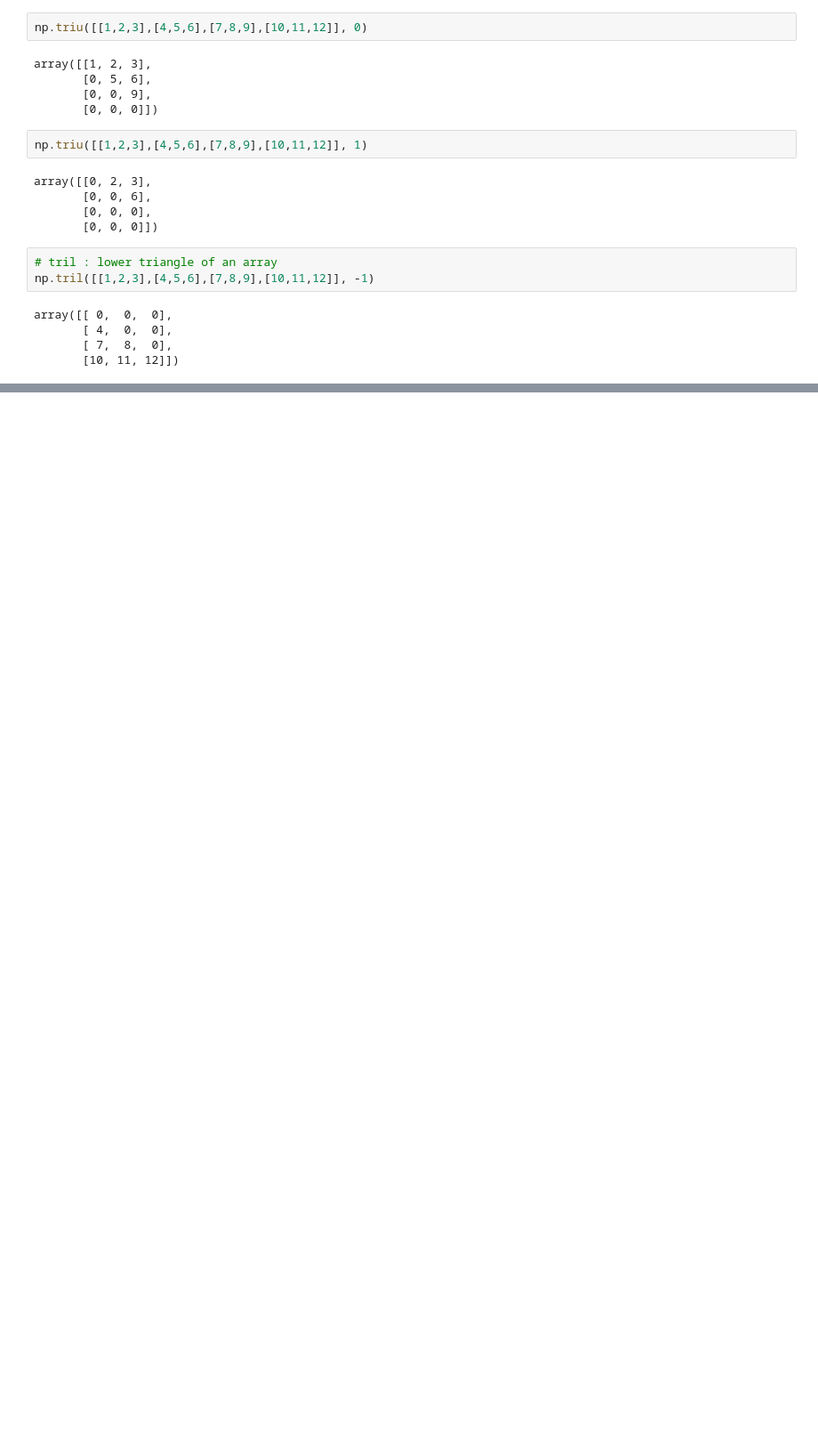
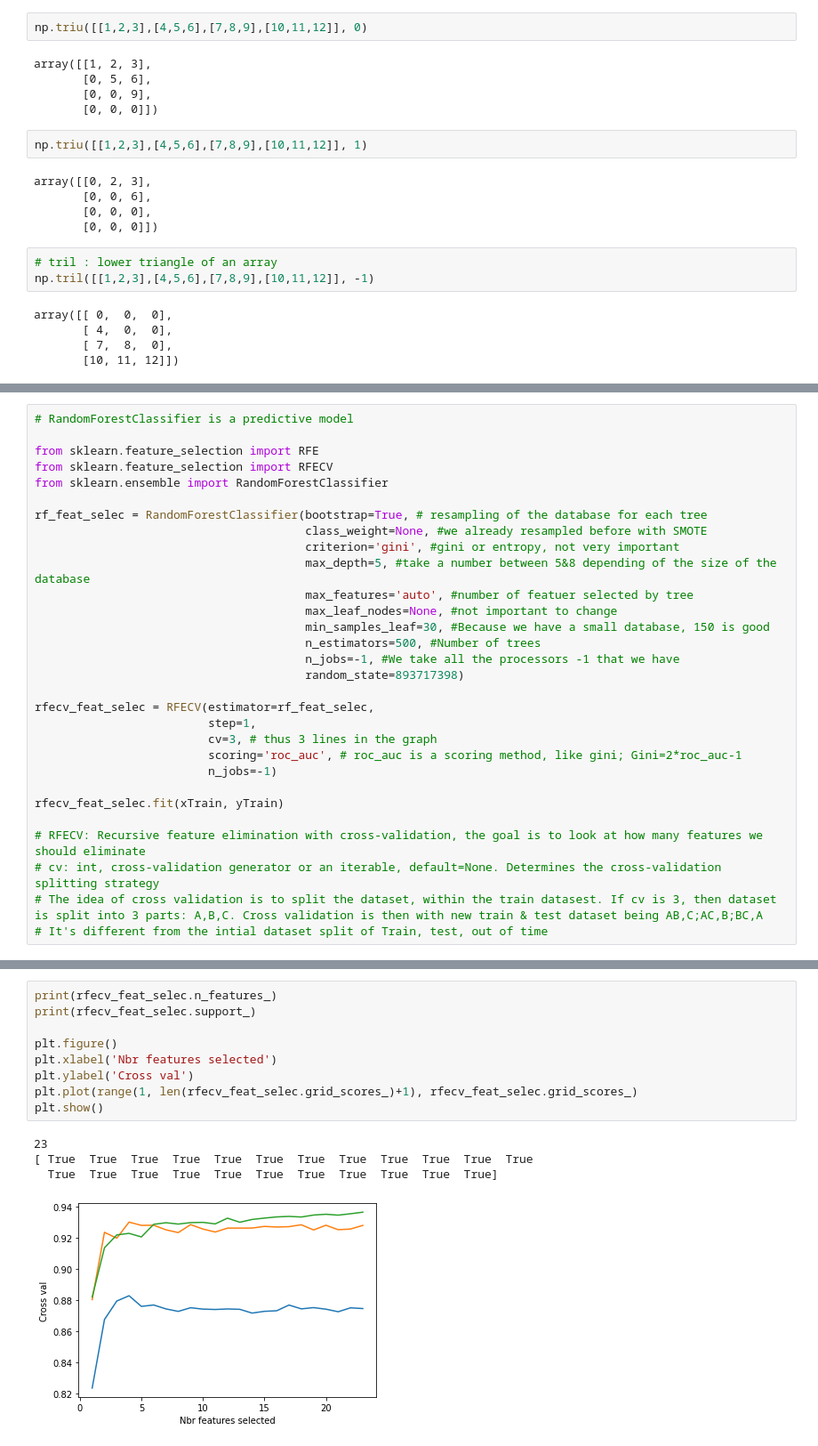
Before and after one commit to kristy25/AcademyPublic, a Jupyter notebook: Untitled0.ipynb, the cells around one changed output, grey strips where cells are left out. Shown at 89% size. Saved outputs shown, nothing was run; the diff lists cells and outputs as text; blank space fills up the shorter version.

```diff
--- a/Untitled0.ipynb
+++ b/Untitled0.ipynb
@@ -1820,0 +1864,30 @@ train = one_hot_encoding(train, ['citric_cat'])
+# %%
+# RandomForestClassifier is a predictive model
+
+from sklearn.feature_selection import RFE
+from sklearn.feature_selection import RFECV
+from sklearn.ensemble import RandomForestClassifier
+
+rf_feat_selec = RandomForestClassifier(bootstrap=True, # resampling of the database for each tree
+                                       class_weight=None, #we already resampled before with SMOTE
+                                       criterion='gini', #gini or entropy, not very important
+                                       max_depth=5, #take a number between 5&8 depending of the size of the database
+                                       max_features='auto', #number of featuer selected by tree
+                                       max_leaf_nodes=None, #not important to change
+                                       min_samples_leaf=30, #Because we have a small database, 150 is good
+                                       n_estimators=500, #Number of trees
+                                       n_jobs=-1, #We take all the processors -1 that we have
+                                       random_state=893717398)
+
+rfecv_feat_selec = RFECV(estimator=rf_feat_selec,
+                         step=1,
+                         cv=3, # thus 3 lines in the graph
+                         scoring='roc_auc', # roc_auc is a scoring method, like gini; Gini=2*roc_auc-1
+                         n_jobs=-1)
+
+rfecv_feat_selec.fit(xTrain, yTrain)
+
+# RFECV: Recursive feature elimination with cross-validation, the goal is to look at how many features we should eliminate
+# cv: int, cross-validation generator or an iterable, default=None. Determines the cross-validation splitting strategy
+# The idea of cross validation is to split the dataset, within the train datasest. If cv is 3, then dataset is split into 3 parts: A,B,C. Cross validation is then with new train & test dataset being AB,C;AC,B;BC,A
+# It's different from the intial dataset split of Train, test, out of time
@@ -1820,0 +1900,14 @@ train = one_hot_encoding(train, ['citric_cat'])
+# %%
+print(rfecv_feat_selec.n_features_)
+print(rfecv_feat_selec.support_)
+
+plt.figure()
+plt.xlabel('Nbr features selected')
+plt.ylabel('Cross val')
+plt.plot(range(1, len(rfecv_feat_selec.grid_scores_)+1), rfecv_feat_selec.grid_scores_)
+plt.show()
+# %% [output]
+23
+[ True  True  True  True  True  True  True  True  True  True  True  True
+  True  True  True  True  True  True  True  True  True  True  True]
+[figure, added]
```
Also changed, not shown: parts of 17 cells of this notebook.
